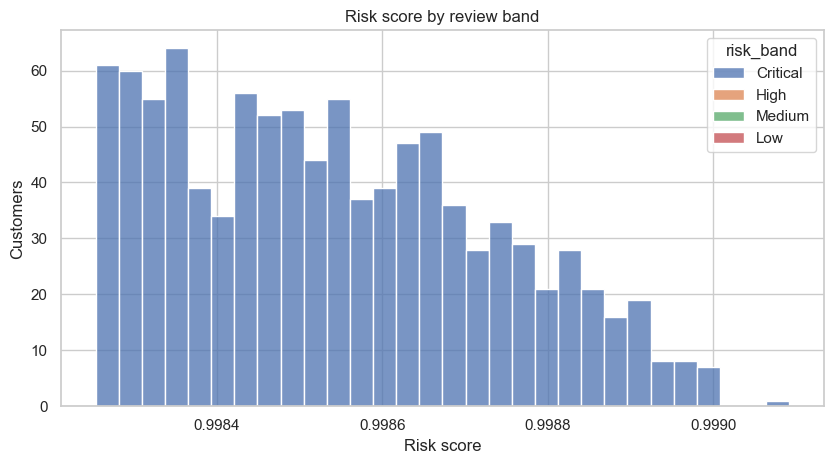
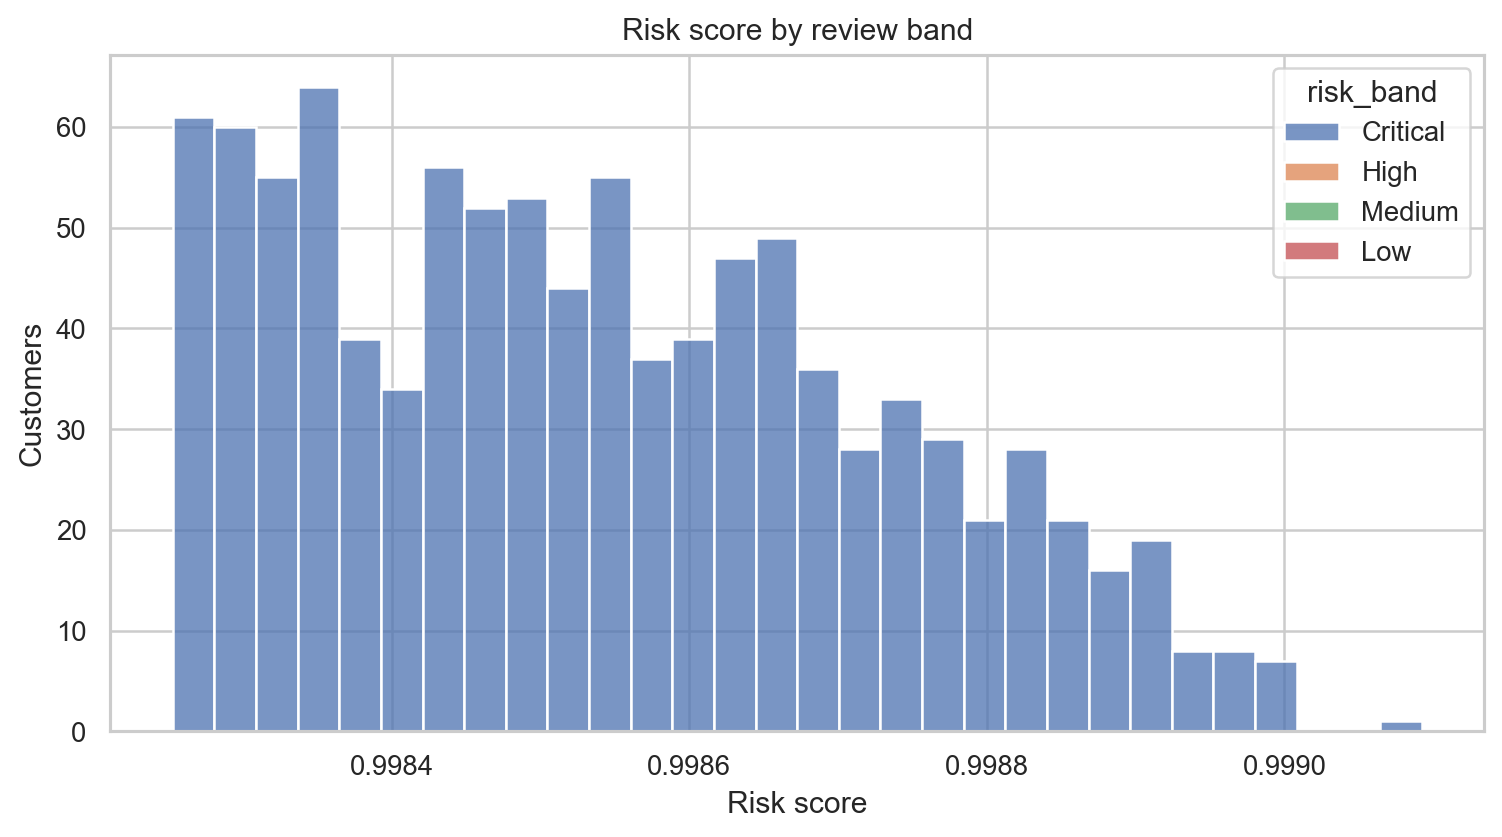
The notebook cell's code change between the first figure and the second:
--- before
+++ after
@@ -23,5 +23,3 @@
 ax.set_xlabel("Risk score")
 ax.set_ylabel("Customers")
-path = save_figure("modeling_score_distribution.png")
-plt.show()
-print(path)
+show_saved_figure("modeling_score_distribution.png")

Commit: Clean notebook figure outputs